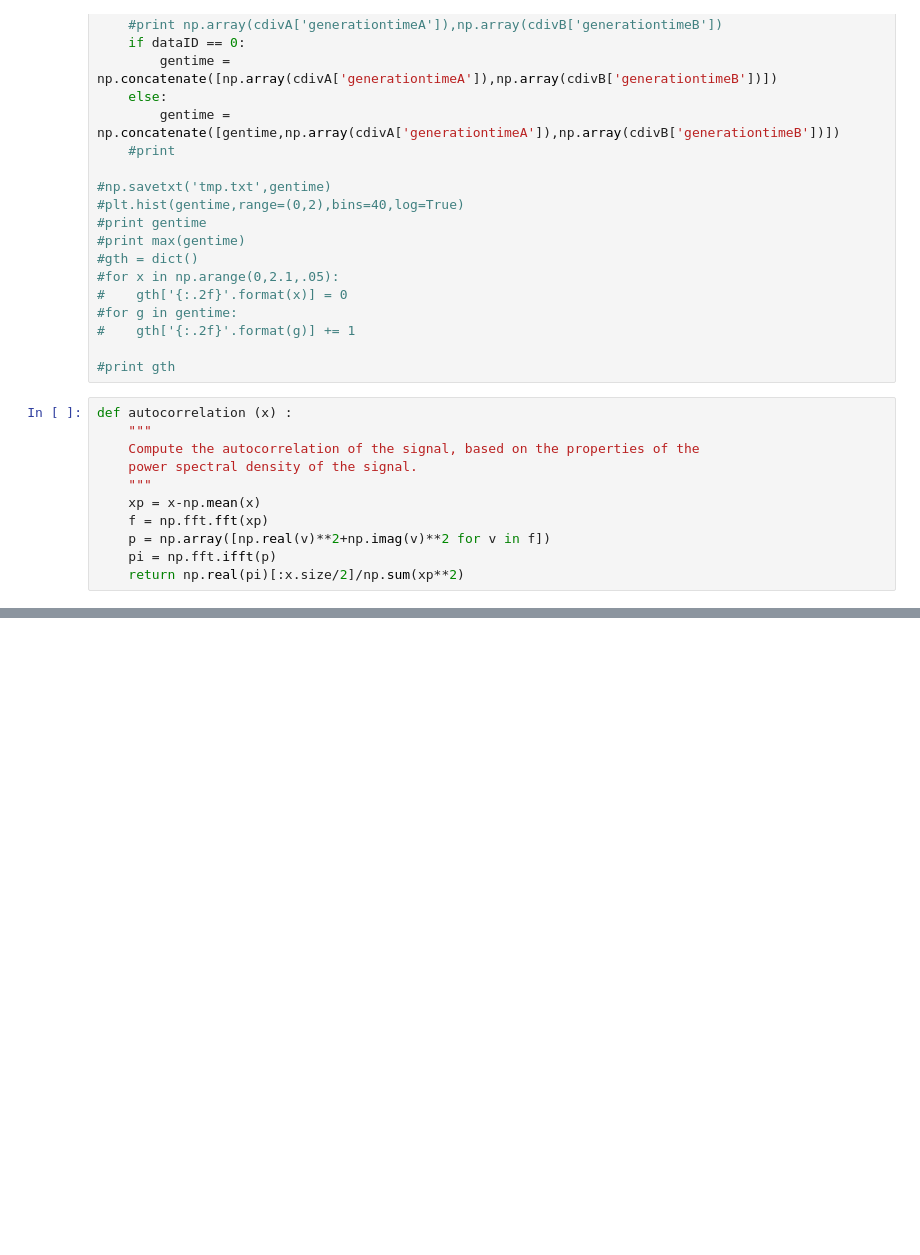
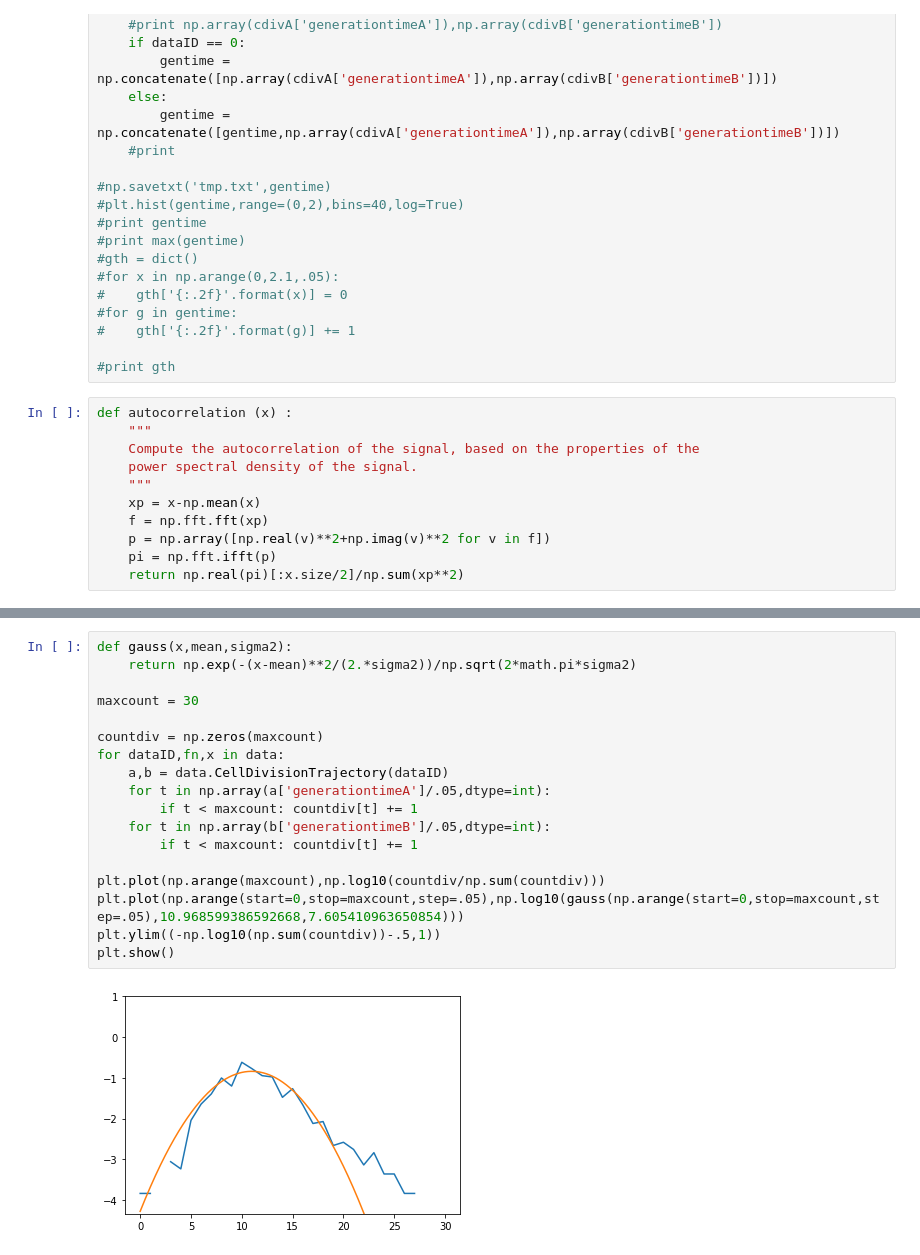
Before and after one commit to lukasgeyrhofer/sistercells, a Jupyter notebook: Analysis.ipynb, the cells around one changed output, grey strips where cells are left out. Saved outputs shown, nothing was run; the diff lists cells and outputs as text; blank space fills up the shorter version.

```diff
--- a/Analysis.ipynb
+++ b/Analysis.ipynb
@@ -91,0 +98,20 @@ length_final
+# %%
+def gauss(x,mean,sigma2):
+    return np.exp(-(x-mean)**2/(2.*sigma2))/np.sqrt(2*math.pi*sigma2)
+
+maxcount = 30
+
+countdiv = np.zeros(maxcount)
+for dataID,fn,x in data:
+    a,b = data.CellDivisionTrajectory(dataID)
+    for t in np.array(a['generationtimeA']/.05,dtype=int):
+        if t < maxcount: countdiv[t] += 1
+    for t in np.array(b['generationtimeB']/.05,dtype=int):
+        if t < maxcount: countdiv[t] += 1
+
+plt.plot(np.arange(maxcount),np.log10(countdiv/np.sum(countdiv)))
+plt.plot(np.arange(start=0,stop=maxcount,step=.05),np.log10(gauss(np.arange(start=0,stop=maxcount,step=.05),10.968599386592668,7.605410963650854)))
+plt.ylim((-np.log10(np.sum(countdiv))-.5,1))
+plt.show()
+# %% [output]
+[figure, added]
```
Also changed, not shown: parts of 2 cells of this notebook.
